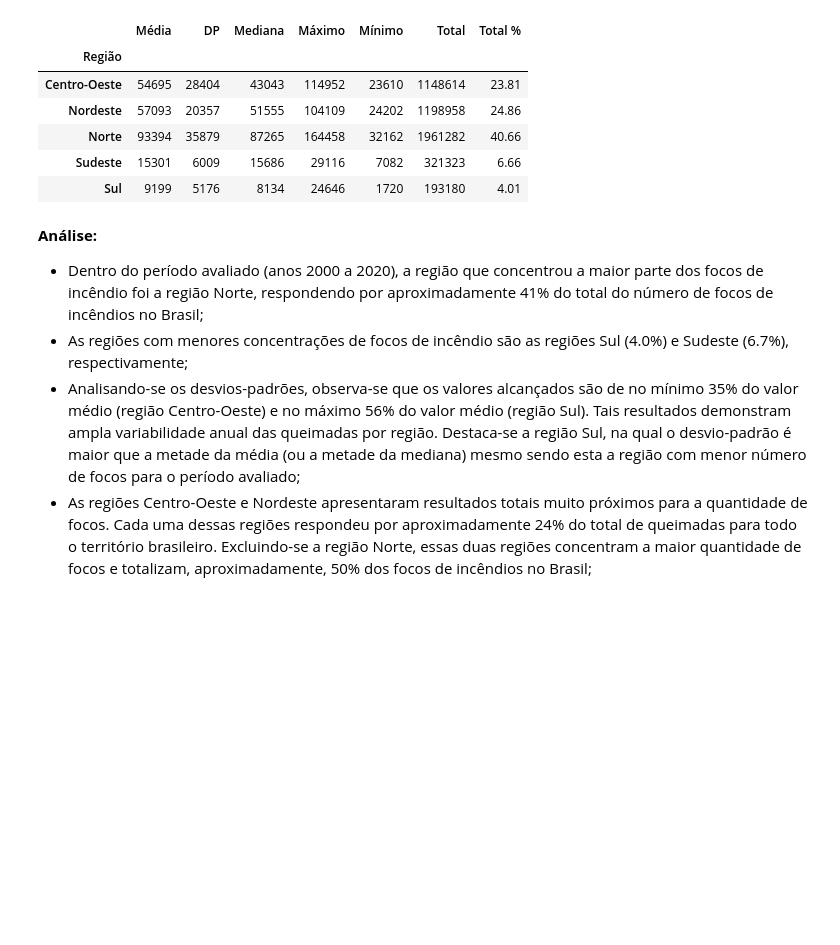
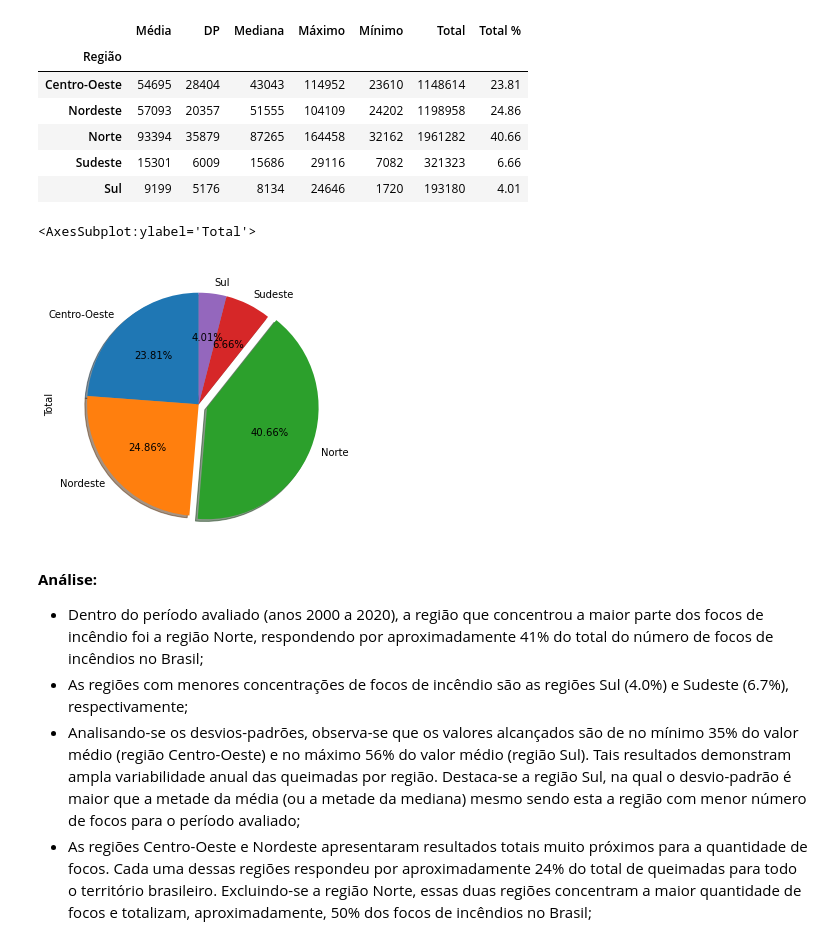
Before and after one commit to wanderson-r-marques/analise-dos-dados-de-queimadas, a Jupyter notebook: analise_geral_entre_regioes.ipynb, the cells around one changed output. Saved outputs shown, nothing was run; the diff lists cells and outputs as text; code cells hidden in the pictures; blank space fills up the shorter version.

```diff
--- a/analise_geral_entre_regioes.ipynb
+++ b/analise_geral_entre_regioes.ipynb
@@ -315,6 +315,11 @@ df_estatisticas_focos.head()
 | Norte | 93394 | 35879 | 87265 | 164458 | 32162 | 1961282 | 40.66 |
 | Sudeste | 15301 | 6009 | 15686 | 29116 | 7082 | 321323 | 6.66 |
 | Sul | 9199 | 5176 | 8134 | 24646 | 1720 | 193180 | 4.01 |
+# %%
+df_estatisticas_focos['Total'].plot.pie(shadow=True, startangle=90, explode=(0,0,0.08,0,0), autopct= lambda n: str(round(n, 2)) + '%', figsize=(5,10)) # center=(5,0))
+# %% [output]
+<AxesSubplot:ylabel='Total'>
+[figure, added]
 # %% [markdown]
 **Análise:**
 * Dentro do período avaliado (anos 2000 a 2020), a região que concentrou a maior parte dos focos de incêndio foi a região Norte, respondendo por aproximadamente 41% do total do número de focos de incêndios no Brasil;
```
